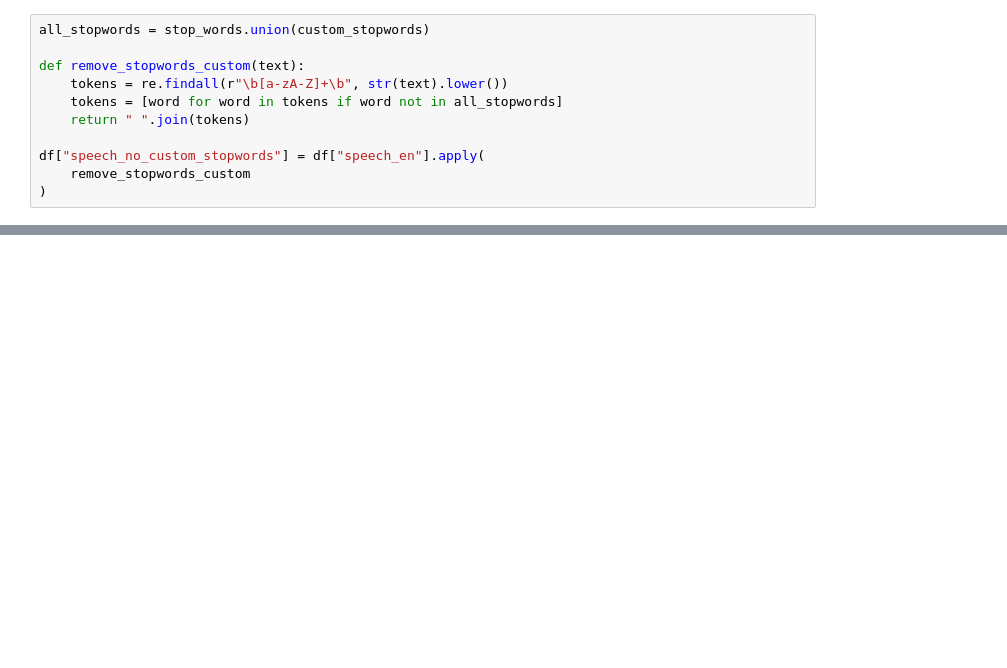
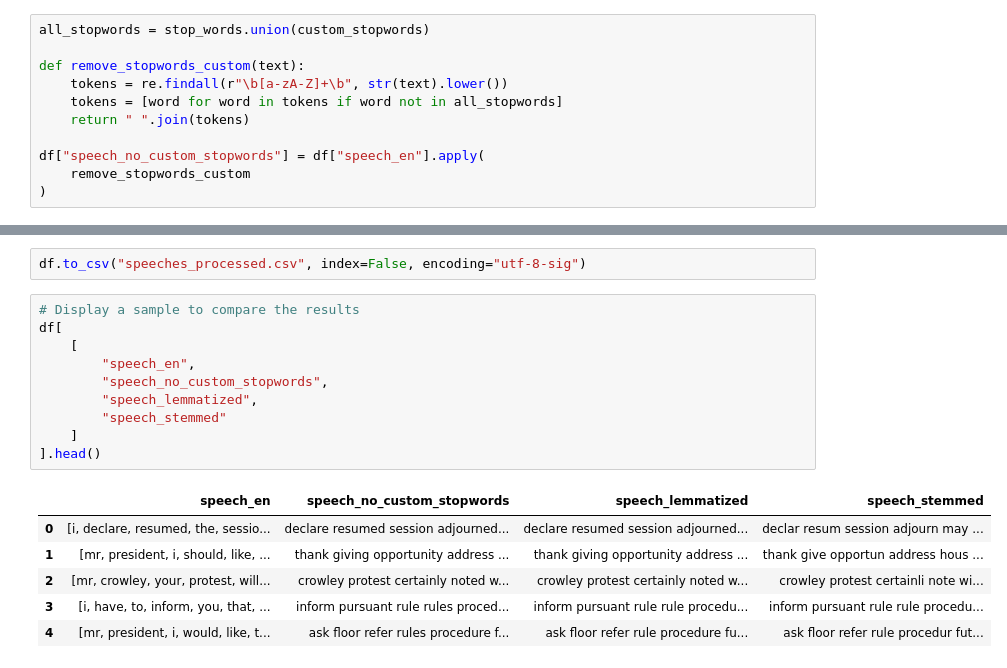
Before and after one commit to luisrafaelsoeiro/Dissertacao_UE, a Jupyter notebook: 02_preprocessing.ipynb, the cells around one changed output, grey strips where cells are left out. Saved outputs shown, nothing was run; the diff lists cells and outputs as text; blank space fills up the shorter version.

```diff
--- a/02_preprocessing.ipynb
+++ b/02_preprocessing.ipynb
@@ -497,0 +586,19 @@ plt.show()
+# %%
+df.to_csv("speeches_processed.csv", index=False, encoding="utf-8-sig")
+# %%
+# Display a sample to compare the results
+df[
+    [
+        "speech_en",
+        "speech_no_custom_stopwords",
+        "speech_lemmatized",
+        "speech_stemmed"
+    ]
+].head()
+# %% [output]
+|  | speech_en | speech_no_custom_stopwords | speech_lemmatized | speech_stemmed |
+| 0 | [i, declare, resumed, the, sessio... | declare resumed session adjourned... | declare resumed session adjourned... | declar resum session adjourn may ... |
+| 1 | [mr, president, i, should, like, ... | thank giving opportunity address ... | thank giving opportunity address ... | thank give opportun address hous ... |
+| 2 | [mr, crowley, your, protest, will... | crowley protest certainly noted w... | crowley protest certainly noted w... | crowley protest certainli note wi... |
+| 3 | [i, have, to, inform, you, that, ... | inform pursuant rule rules proced... | inform pursuant rule rule procedu... | inform pursuant rule rule procedu... |
+| 4 | [mr, president, i, would, like, t... | ask floor refer rules procedure f... | ask floor refer rule procedure fu... | ask floor refer rule procedur fut... |
```
Also changed, not shown: parts of 11 cells of this notebook, 4 other files.
